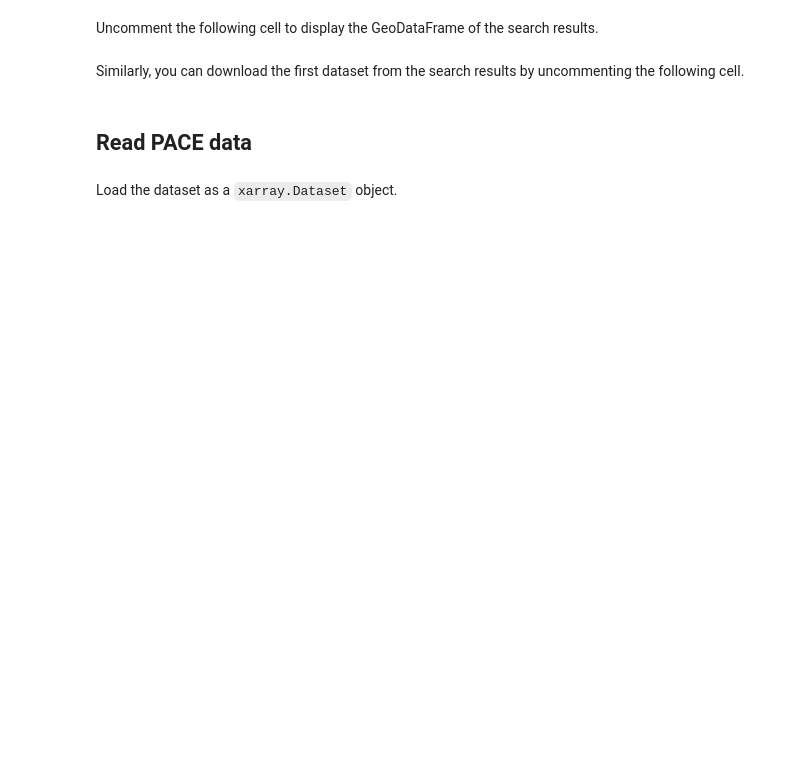
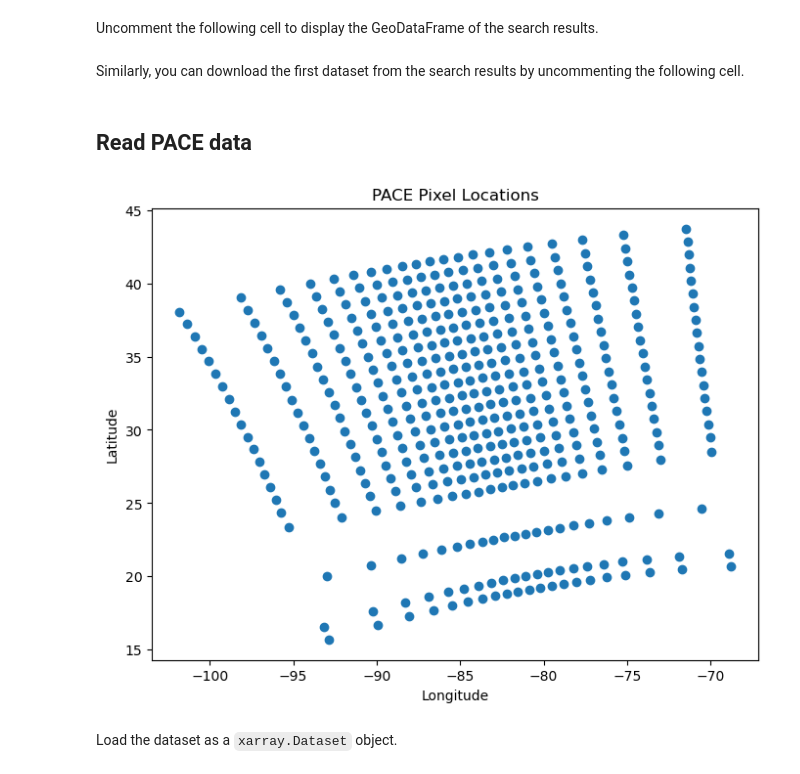
Before and after one commit to bingqing-liu/ENVS473-Remote-Sensing, a Jupyter notebook: book/labs/lab4a.ipynb, the cells around one changed output. Saved outputs shown, nothing was run; the diff lists cells and outputs as text; code cells hidden in the pictures; blank space fills up the shorter version.

```diff
--- a/book/labs/lab4a.ipynb
+++ b/book/labs/lab4a.ipynb
@@ -64,8 +82,10 @@ Similarly, you can download the first dataset from the search results by uncomme
 # %% [markdown]
 ## Read PACE data
 # %%
-filepath = "data/PACE_OCI.20241010T183444.L2.OC_AOP.V2_0.NRT.nc"
+filepath = "PACE_OCI.20240730T181157.L2.OC_AOP.V2_0.NRT.nc"
 plot = hypercoast.view_pace_pixel_locations(filepath, step=20)
+# %% [output]
+[figure, added]
 # %% [markdown]
 Load the dataset as a `xarray.Dataset` object.
 # %%
```
Also changed, not shown: parts of 2 cells of this notebook, 1 other file.
